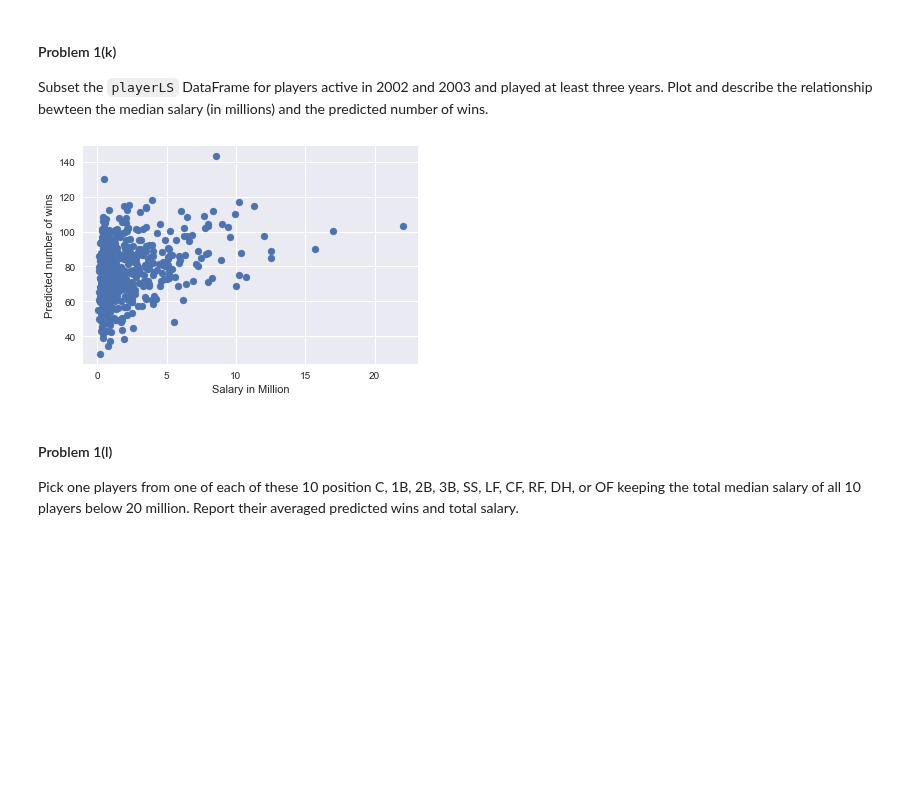
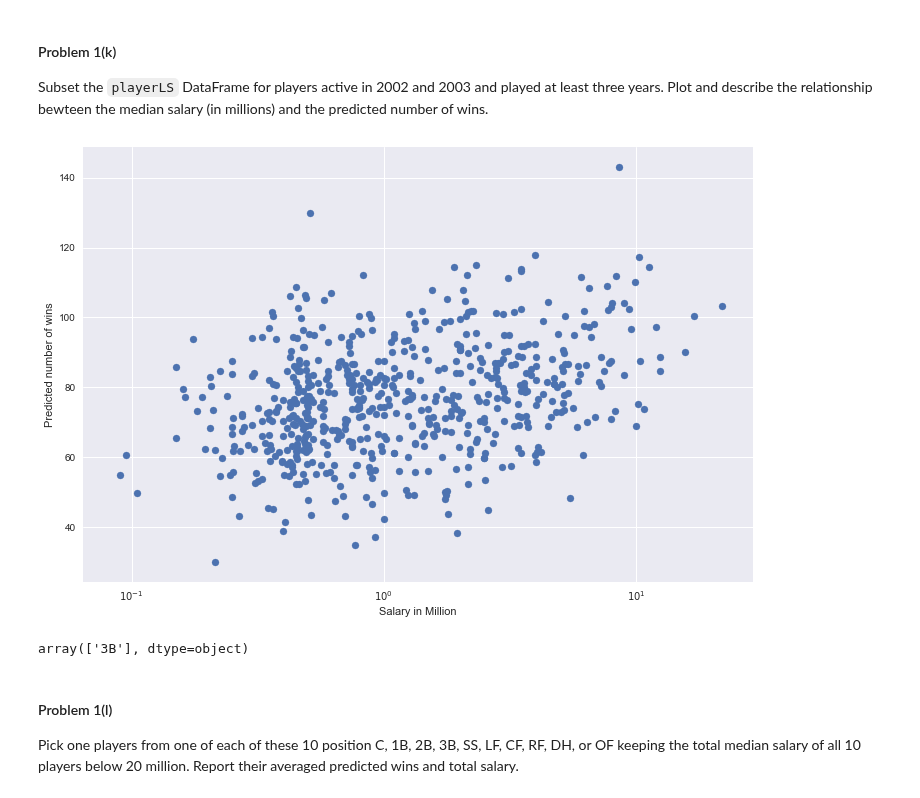
Before and after one commit to Theerit/2014, a Jupyter notebook: homework/HW3.ipynb, the cells around one changed output. Saved outputs shown, nothing was run; the diff lists cells and outputs as text; code cells hidden in the pictures; blank space fills up the shorter version.

```diff
--- a/homework/HW3.ipynb
+++ b/homework/HW3.ipynb
@@ -350,12 +350,13 @@ Subset the `playerLS` DataFrame for players active in 2002 and 2003 and played a
 # %%
 ### Your code here ###
 playerSub = playerLS[(playerLS.careerstart <=2002) & (playerLS.careerend <=2003)&
                      (playerLS.careerend-playerLS.careerstart >=3)]
 x = playerSub.salary/10**6
 y = playerSub.OPW
-plt.scatter(x,y)
-plt.xlabel('Salary in Million')
-plt.ylabel('Predicted number of wins')
-plt.show()
+fig,ax = plt.subplots(figsize = (12,8))
+ax.scatter(x,y)
+ax.set_xlabel('Salary in Million')
+ax.set_ylabel('Predicted number of wins')
+ax.set_xscale('log')
 # %% [output]
-[figure, old version]
+[figure, new version]
@@ -367,3 +363,9 @@ git push
+# %%
+player_pick = pd.DataFrame(columns = playerLS.reset_index().columns)
+np.median(player_pick.append(playerLS.sample()).salary)
+playerLS.sample().POS.values
+# %% [output]
+array(['3B'], dtype=object)
 # %% [markdown]
 #### Problem 1(l)
 Pick one players from one of each of these 10 position C, 1B, 2B, 3B, SS, LF, CF, RF, DH, or OF keeping the total median salary of all 10 players below 20 million. Report their averaged predicted wins and total salary.
```
Also changed, not shown: parts of 4 cells of this notebook.
